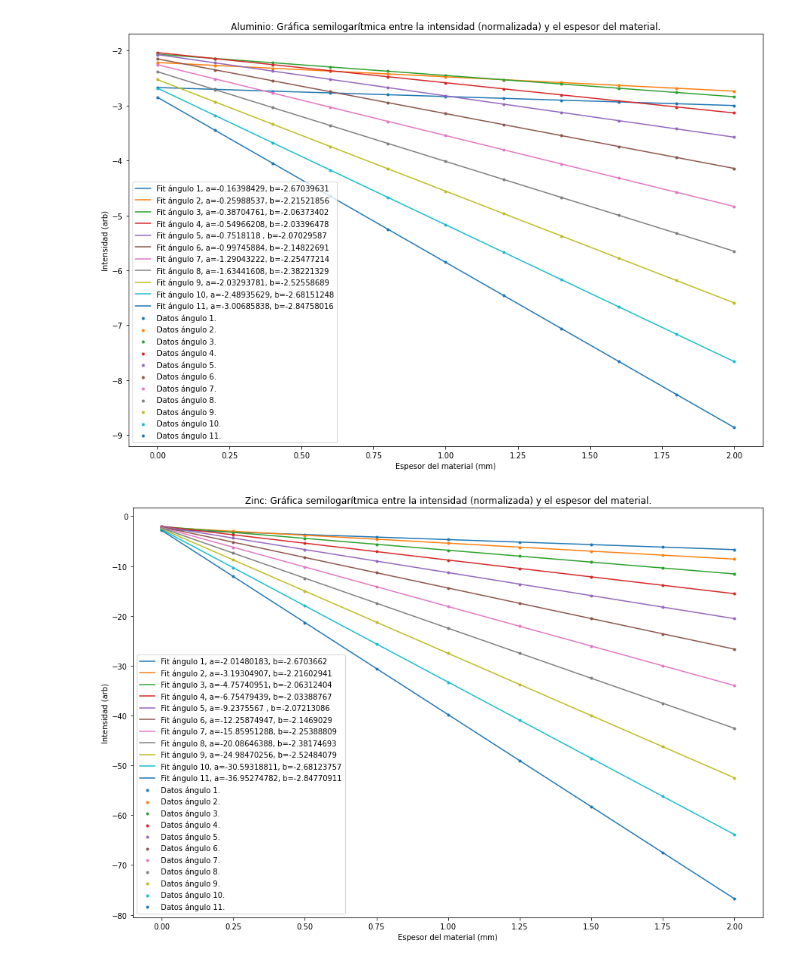
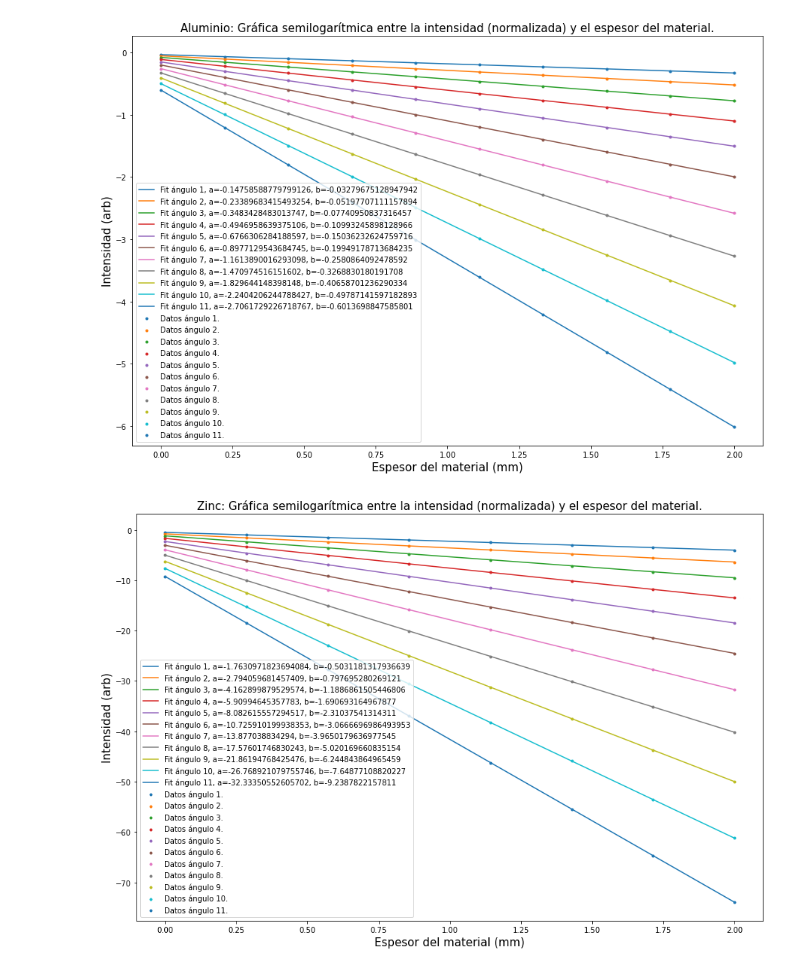
Before and after one commit to m-mejiap/MetodosComputacionales, a Jupyter notebook: Otros/AnalisisDatos.ipynb, the cells around one changed output. Saved outputs shown, nothing was run; the diff lists cells and outputs as text; code cells hidden in the pictures.

```diff
--- a/Otros/AnalisisDatos.ipynb
+++ b/Otros/AnalisisDatos.ipynb
@@ -3,9 +3,12 @@ import numpy as np
 import matplotlib.pylab as plt
 from scipy.optimize import curve_fit
 
-dataAl = np.genfromtxt("data.dat")
+dataAl = np.genfromtxt("data.dat",usecols=(1,2,3,4,5,6,7,8,9,10))
+ini = np.genfromtxt("data.dat",usecols=(0))
+for i in range(0,len(dataAl)):
+    dataAl[i,:] = dataAl[i,:] / ini[i]
 data = np.log(dataAl)
-grosor = np.linspace(0,2,11)
+grosor = np.linspace(0,2,10)
 
 def lin(x,a,b):
     return (a*x) + b
@@ -22,52 +25,55 @@ popt9, pcov9 = curve_fit(lin, grosor, data[8,:])
 popt10, pcov10 = curve_fit(lin, grosor, data[9,:])
 popt11, pcov11 = curve_fit(lin, grosor, data[10,:])
 
 plt.figure(figsize=(15,10))
 
 plt.scatter(grosor,data[0,:],marker='.',label="Datos ángulo 1.")
-plt.plot(grosor, lin(grosor, popt1[0], popt1[1]),label="Fit ángulo 1, a=-0.16398429, b=-2.67039631")
+plt.plot(grosor, lin(grosor, popt1[0], popt1[1]),label="Fit ángulo 1, a="+str(popt1[0])+", b="+str(popt1[1]))
 
 plt.scatter(grosor,data[1,:],marker='.',label="Datos ángulo 2.")
-plt.plot(grosor, lin(grosor, popt2[0], popt2[1]),label="Fit ángulo 2, a=-0.25988537, b=-2.21521856")
+plt.plot(grosor, lin(grosor, popt2[0], popt2[1]),label="Fit ángulo 2, a="+str(popt2[0])+", b="+str(popt2[1]))
 
 plt.scatter(grosor,data[2,:],marker='.',label="Datos ángulo 3.")
-plt.plot(grosor, lin(grosor, popt3[0], popt3[1]),label="Fit ángulo 3, a=-0.38704761, b=-2.06373402")
+plt.plot(grosor, lin(grosor, popt3[0], popt3[1]),label="Fit ángulo 3, a="+str(popt3[0])+", b="+str(popt3[1]))
 
 plt.scatter(grosor,data[3,:],marker='.',label="Datos ángulo 4.")
-plt.plot(grosor, lin(grosor, popt4[0], popt4[1]),label="Fit ángulo 4, a=-0.54966208, b=-2.03396478")
+plt.plot(grosor, lin(grosor, popt4[0], popt4[1]),label="Fit ángulo 4, a="+str(popt4[0])+", b="+str(popt4[1]))
 
 plt.scatter(grosor,data[4,:],marker='.',label="Datos ángulo 5.")
-plt.plot(grosor, lin(grosor, popt5[0], popt5[1]),label="Fit ángulo 5, a=-0.7518118 , b=-2.07029587")
+plt.plot(grosor, lin(grosor, popt5[0], popt5[1]),label="Fit ángulo 5, a="+str(popt5[0])+", b="+str(popt5[1]))
 
 plt.scatter(grosor,data[5,:],marker='.',label="Datos ángulo 6.")
-plt.plot(grosor, lin(grosor, popt6[0], popt6[1]),label="Fit ángulo 6, a=-0.99745884, b=-2.14822691")
+plt.plot(grosor, lin(grosor, popt6[0], popt6[1]),label="Fit ángulo 6, a="+str(popt6[0])+", b="+str(popt6[1]))
 
 plt.scatter(grosor,data[6,:],marker='.',label="Datos ángulo 7.")
-plt.plot(grosor, lin(grosor, popt7[0], popt7[1]),label="Fit ángulo 7, a=-1.29043222, b=-2.25477214")
+plt.plot(grosor, lin(grosor, popt7[0], popt7[1]),label="Fit ángulo 7, a="+str(popt7[0])+", b="+str(popt7[1]))
 
 plt.scatter(grosor,data[7,:],marker='.',label="Datos ángulo 8.")
-plt.plot(grosor, lin(grosor, popt8[0], popt8[1]),label="Fit ángulo 8, a=-1.63441608, b=-2.38221329")
+plt.plot(grosor, lin(grosor, popt8[0], popt8[1]),label="Fit ángulo 8, a="+str(popt8[0])+", b="+str(popt8[1]))
 
 plt.scatter(grosor,data[8,:],marker='.',label="Datos ángulo 9.")
-plt.plot(grosor, lin(grosor, popt9[0], popt9[1]),label="Fit ángulo 9, a=-2.03293781, b=-2.52558689")
+plt.plot(grosor, lin(grosor, popt9[0], popt9[1]),label="Fit ángulo 9, a="+str(popt9[0])+", b="+str(popt9[1]))
 
 plt.scatter(grosor,data[9,:],marker='.',label="Datos ángulo 10.")
-plt.plot(grosor, lin(grosor, popt10[0], popt10[1]),label="Fit ángulo 10, a=-2.48935629, b=-2.68151248")
+plt.plot(grosor, lin(grosor, popt10[0], popt10[1]),label="Fit ángulo 10, a="+str(popt10[0])+", b="+str(popt10[1]))
 
 plt.scatter(grosor,data[10,:],marker='.',label="Datos ángulo 11.")
-plt.plot(grosor, lin(grosor, popt11[0], popt11[1]),label="Fit ángulo 11, a=-3.00685838, b=-2.84758016")
+plt.plot(grosor, lin(grosor, popt11[0], popt11[1]),label="Fit ángulo 11, a="+str(popt11[0])+", b="+str(popt11[1]))
 
-plt.ylabel("Intensidad (arb)")
-plt.xlabel("Espesor del material (mm)")
-plt.title("Aluminio: Gráfica semilogarítmica entre la intensidad (normalizada) y el espesor del material.")
+plt.ylabel("Intensidad (arb)",size=15)
+plt.xlabel("Espesor del material (mm)",size=15)
+plt.title("Aluminio: Gráfica semilogarítmica entre la intensidad (normalizada) y el espesor del material.",size=15)
 plt.legend()
 plt.savefig("Al1.png")
 # %% [output]
-[figure, old version]
+[figure, new version]
 # %%
-dataZn = np.genfromtxt("data2.dat")
+dataZn = np.genfromtxt("data2.dat",usecols=(1,2,3,4,5,6,7,8))
+ini2 = np.genfromtxt("data2.dat",usecols=(0))
+for i in range(0,len(dataZn)):
+    dataZn[i,:] = dataZn[i,:] / ini2[i]
 data2 = np.log(dataZn)
-grosorZn = np.linspace(0,2,9)
+grosorZn = np.linspace(0,2,8)
 
 popt1Zn, pcov1Zn = curve_fit(lin, grosorZn, data2[0,:])
 popt2Zn, pcov2Zn = curve_fit(lin, grosorZn, data2[1,:])
@@ -84,45 +90,45 @@ popt11Zn, pcov11Zn = curve_fit(lin, grosorZn, data2[10,:])
 plt.figure(figsize=(15,10))
 
 plt.scatter(grosorZn,data2[0,:],marker='.',label="Datos ángulo 1.")
-plt.plot(grosorZn, lin(grosorZn, popt1Zn[0], popt1Zn[1]),label="Fit ángulo 1, a=-2.01480183, b=-2.6703662")
+plt.plot(grosorZn, lin(grosorZn, popt1Zn[0], popt1Zn[1]),label="Fit ángulo 1, a="+str(popt1Zn[0])+", b="+str(popt1Zn[1]))
 
 plt.scatter(grosorZn,data2[1,:],marker='.',label="Datos ángulo 2.")
-plt.plot(grosorZn, lin(grosorZn, popt2Zn[0], popt2Zn[1]),label="Fit ángulo 2, a=-3.19304907, b=-2.21602941")
+plt.plot(grosorZn, lin(grosorZn, popt2Zn[0], popt2Zn[1]),label="Fit ángulo 2, a="+str(popt2Zn[0])+", b="+str(popt2Zn[1]))
 
 plt.scatter(grosorZn,data2[2,:],marker='.',label="Datos ángulo 3.")
-plt.plot(grosorZn, lin(grosorZn, popt3Zn[0], popt3Zn[1]),label="Fit ángulo 3, a=-4.75740951, b=-2.06312404")
+plt.plot(grosorZn, lin(grosorZn, popt3Zn[0], popt3Zn[1]),label="Fit ángulo 3, a="+str(popt3Zn[0])+", b="+str(popt3Zn[1]))
 
 plt.scatter(grosorZn,data2[3,:],marker='.',label="Datos ángulo 4.")
-plt.plot(grosorZn, lin(grosorZn, popt4Zn[0], popt4Zn[1]),label="Fit ángulo 4, a=-6.75479439, b=-2.03388767")
+plt.plot(grosorZn, lin(grosorZn, popt4Zn[0], popt4Zn[1]),label="Fit ángulo 4, a="+str(popt4Zn[0])+", b="+str(popt4Zn[1]))
 
 plt.scatter(grosorZn,data2[4,:],marker='.',label="Datos ángulo 5.")
-plt.plot(grosorZn, lin(grosorZn, popt5Zn[0], popt5Zn[1]),label="Fit ángulo 5, a=-9.2375567 , b=-2.07213086")
+plt.plot(grosorZn, lin(grosorZn, popt5Zn[0], popt5Zn[1]),label="Fit ángulo 5, a="+str(popt5Zn[0])+", b="+str(popt5Zn[1]))
 
 plt.scatter(grosorZn,data2[5,:],marker='.',label="Datos ángulo 6.")
-plt.plot(grosorZn, lin(grosorZn, popt6Zn[0], popt6Zn[1]),label="Fit ángulo 6, a=-12.25874947, b=-2.1469029")
+plt.plot(grosorZn, lin(grosorZn, popt6Zn[0], popt6Zn[1]),label="Fit ángulo 6, a="+str(popt6Zn[0])+", b="+str(popt6Zn[1]))
 
 plt.scatter(grosorZn,data2[6,:],marker='.',label="Datos ángulo 7.")
-plt.plot(grosorZn, lin(grosorZn, popt7Zn[0], popt7Zn[1]),label="Fit ángulo 7, a=-15.85951288, b=-2.25388809")
+plt.plot(grosorZn, lin(grosorZn, popt7Zn[0], popt7Zn[1]),label="Fit ángulo 7, a="+str(popt7Zn[0])+", b="+str(popt7Zn[1]))
 
 plt.scatter(grosorZn,data2[7,:],marker='.',label="Datos ángulo 8.")
-plt.plot(grosorZn, lin(grosorZn, popt8Zn[0], popt8Zn[1]),label="Fit ángulo 8, a=-20.08646388, b=-2.38174693")
+plt.plot(grosorZn, lin(grosorZn, popt8Zn[0], popt8Zn[1]),label="Fit ángulo 8, a="+str(popt8Zn[0])+", b="+str(popt8Zn[1]))
 
 plt.scatter(grosorZn,data2[8,:],marker='.',label="Datos ángulo 9.")
-plt.plot(grosorZn, lin(grosorZn, popt9Zn[0], popt9Zn[1]),label="Fit ángulo 9, a=-24.98470256, b=-2.52484079")
+plt.plot(grosorZn, lin(grosorZn, popt9Zn[0], popt9Zn[1]),label="Fit ángulo 9, a="+str(popt9Zn[0])+", b="+str(popt9Zn[1]))
 
 plt.scatter(grosorZn,data2[9,:],marker='.',label="Datos ángulo 10.")
-plt.plot(grosorZn, lin(grosorZn, popt10Zn[0], popt10Zn[1]),label="Fit ángulo 10, a=-30.59318811, b=-2.68123757")
+plt.plot(grosorZn, lin(grosorZn, popt10Zn[0], popt10Zn[1]),label="Fit ángulo 10, a="+str(popt10Zn[0])+", b="+str(popt10Zn[1]))
 
 plt.scatter(grosorZn,data2[10,:],marker='.',label="Datos ángulo 11.")
-plt.plot(grosorZn, lin(grosorZn, popt11Zn[0], popt11Zn[1]),label="Fit ángulo 11, a=-36.95274782, b=-2.84770911")
+plt.plot(grosorZn, lin(grosorZn, popt11Zn[0], popt11Zn[1]),label="Fit ángulo 11, a="+str(popt11Zn[0])+", b="+str(popt11Zn[1]))
 
-plt.ylabel("Intensidad (arb)")
-plt.xlabel("Espesor del material (mm)")
-plt.title("Zinc: Gráfica semilogarítmica entre la intensidad (normalizada) y el espesor del material.")
+plt.ylabel("Intensidad (arb)",size=15)
+plt.xlabel("Espesor del material (mm)",size=15)
+plt.title("Zinc: Gráfica semilogarítmica entre la intensidad (normalizada) y el espesor del material.",size=15)
 plt.legend()
 plt.savefig("Zn1.png")
 # %% [output]
-[figure, old version]
+[figure, new version]
 # %%
 ang = np.genfromtxt("angulos.dat") #radianes
 d = (2.014e-10)*100
```
Also changed, not shown: parts of 1 cell of this notebook.
